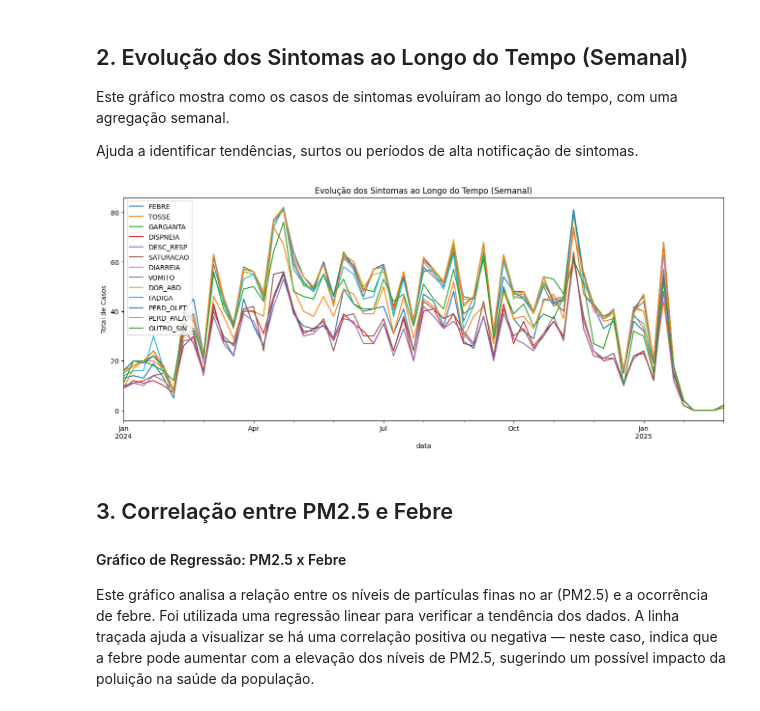
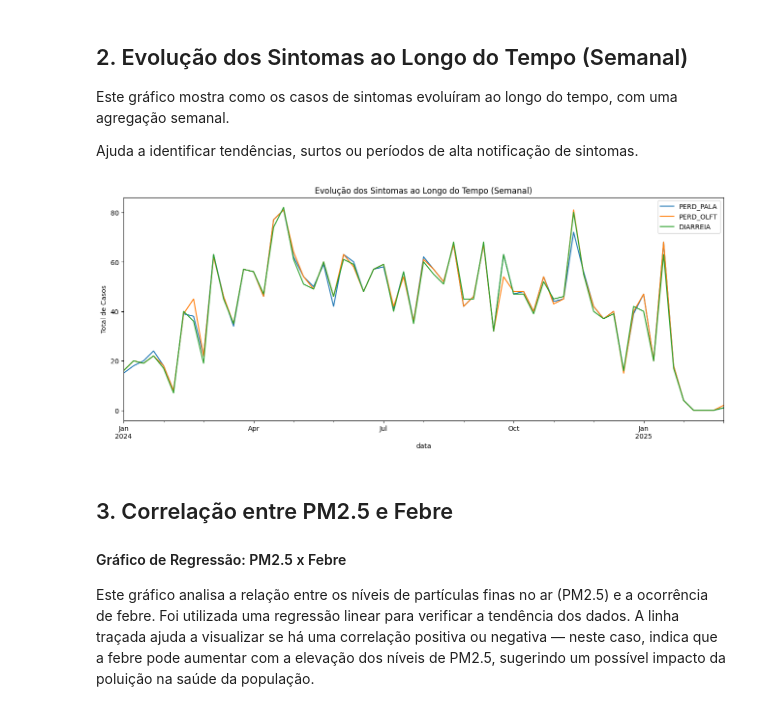
Before and after one commit to Vinicius380/ProjetoIntegrador_3_Semestre, a Jupyter notebook: EDA.ipynb, the cells around one changed output. Saved outputs shown, nothing was run; the diff lists cells and outputs as text; code cells hidden in the pictures.

```diff
--- a/EDA.ipynb
+++ b/EDA.ipynb
@@ -21,14 +23,14 @@ Index(['DT_NOTIFIC', 'FEBRE', 'TOSSE', 'GARGANTA', 'DISPNEIA', 'DESC_RESP',
       dtype='object')
 # %%
 # Converte a coluna 'date' do DataFrame de poluição para o formato de data, considerando o formato dia/mês/ano.
-df_poluicao_osasco['date'] = pd.to_datetime(df_poluicao_osasco['date'], dayfirst=True)
+df_poluicao_cidade['date'] = pd.to_datetime(df_poluicao_cidade['date'], dayfirst=True)
 # Converte a coluna 'DT_NOTIFIC' do DataFrame de sintomas também para o formato de data, considerando o formato dia/mês/ano.
-df_sintomas_osasco['DT_NOTIFIC'] = pd.to_datetime(df_sintomas_osasco['DT_NOTIFIC'], dayfirst=True)
+df_cidade_sintomas['DT_NOTIFIC'] = pd.to_datetime(df_cidade_sintomas['DT_NOTIFIC'], dayfirst=True)
 
 # Renomeia a coluna 'date' para 'data' no DataFrame de poluição, padronizando o nome da coluna de data.
-df_poluicao_osasco = df_poluicao_osasco.rename(columns={'date': 'data'})
+df_poluicao_cidade = df_poluicao_cidade.rename(columns={'date': 'data'})
 # Renomeia a coluna 'DT_NOTIFIC' para 'data' no DataFrame de sintomas, para permitir o merge com base em uma coluna comum.
-df_sintomas_osasco = df_sintomas_osasco.rename(columns={'DT_NOTIFIC': 'data'})
+df_cidade_sintomas = df_cidade_sintomas.rename(columns={'DT_NOTIFIC': 'data'})
 # %% [output]
 A value is trying to be set on a copy of a slice from a DataFrame.
 Try using .loc[row_indexer,col_indexer] = value instead
@@ -93,13 +244,15 @@ Este gráfico mostra como os casos de sintomas evoluíram ao longo do tempo, com
 
 Ajuda a identificar tendências, surtos ou períodos de alta notificação de sintomas.
 # %%
+df_sintomas_analisados = df_cidade_sintomas[['data','PERD_PALA', 'PERD_OLFT','DIARREIA']]
+
 # sintomas ao longo do tempo
-df_sintomas_osasco.set_index('data').resample('W').sum().plot(figsize=(16, 6))
+df_sintomas_analisados.set_index('data').resample('W').sum().plot(figsize=(16, 6))
 plt.title("Evolução dos Sintomas ao Longo do Tempo (Semanal)")
 plt.ylabel("Total de Casos")
 plt.show()
 # %% [output]
-[figure, old version]
+[figure, new version]
 # %% [markdown]
 ## 3. Correlação entre PM2.5 e Febre
 
```
Also changed, not shown: parts of 24 cells of this notebook, 1 other file.
